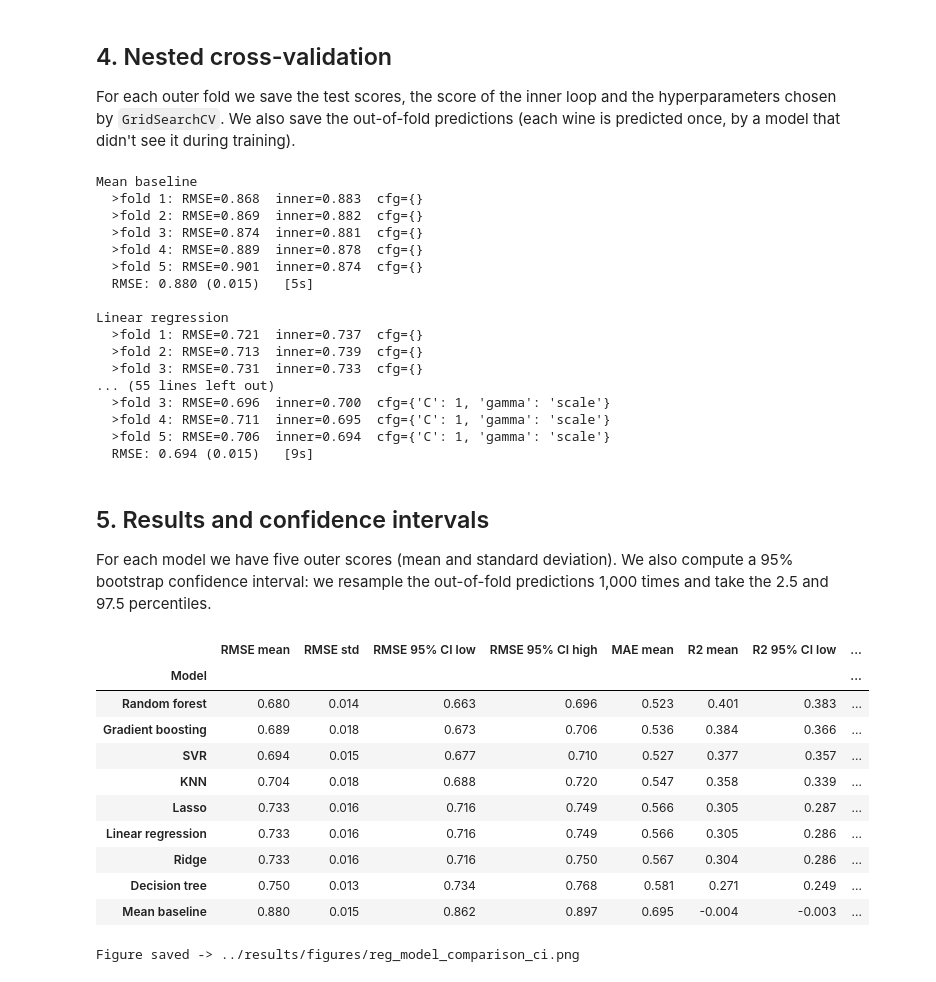
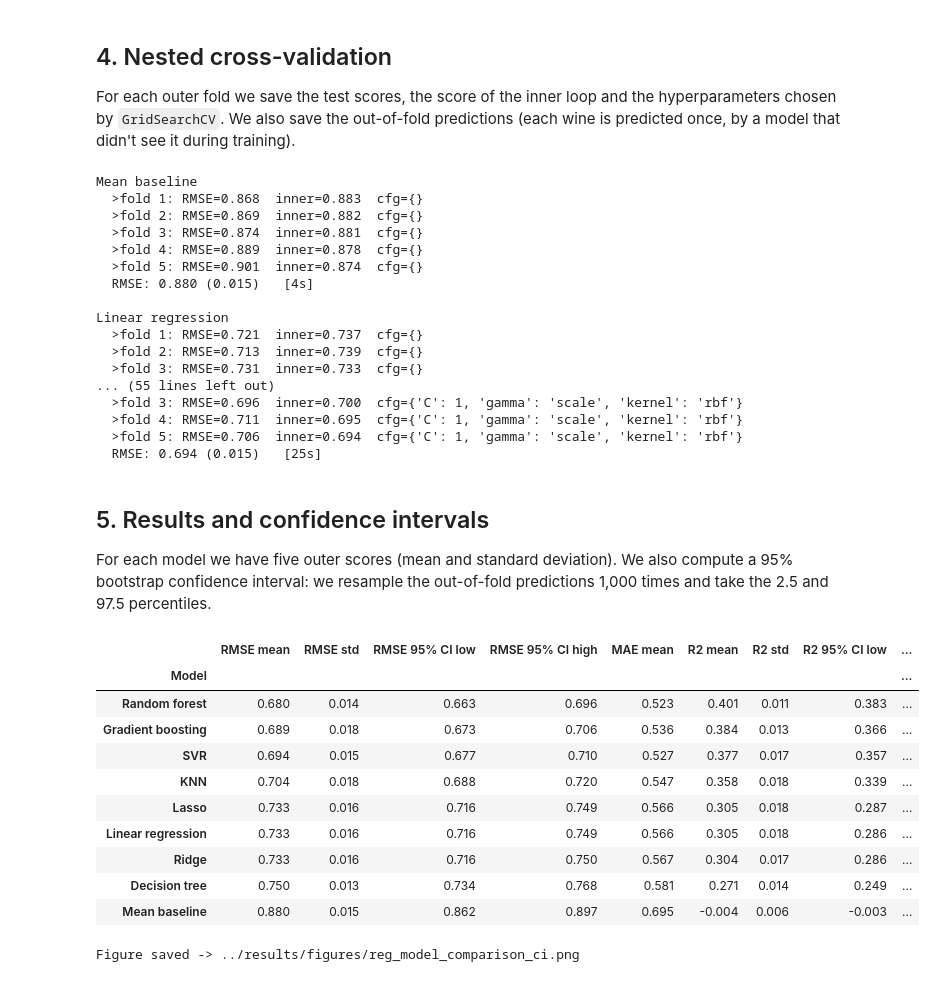
Before and after one commit to sandragc8/Wine_quality_machine_learning_report, a Jupyter notebook: notebooks/03_regression_nested_cv.ipynb, the cells around one changed output. Drawn from its saved outputs; the diff is of its cells as text; code cells hidden in the pictures.

```diff
--- a/notebooks/03_regression_nested_cv.ipynb
+++ b/notebooks/03_regression_nested_cv.ipynb
@@ -163,7 +164,11 @@ MODELS = {
                           {"model__max_features": ["sqrt", 0.5], "model__min_samples_leaf": [1, 5]}),
     "Gradient boosting": (plain(HistGradientBoostingRegressor(random_state=SEED)),
                           {"model__learning_rate": [0.05, 0.1], "model__max_leaf_nodes": [15, 31]}),
-    "SVR":               (scaled(SVR()), {"model__C": [0.3, 1, 3], "model__gamma": ["scale", 0.03]}),
+    "SVR":               (scaled(SVR()),
+                          [{"model__kernel": ["linear"], "model__C": [0.3, 1, 3]},
+                           {"model__kernel": ["poly"], "model__degree": [2, 3], "model__coef0": [1],
+                            "model__C": [0.3, 1, 3]},
+                           {"model__kernel": ["rbf"], "model__C": [0.3, 1, 3], "model__gamma": ["scale", 0.03]}]),
 }
 
 FAMILY_COLORS = {"Mean baseline": "#BDB3C2", "Linear regression": PLUM, "Ridge": PURPLE,
@@ -195,7 +200,7 @@ def nested_cv(pipeline, grid, name):
         # test the best model on the outer test fold
         y_hat = search.predict(X_test)
         oof_pred[test_idx] = y_hat
-        rows.append({"model": name, "fold": fold,
+        rows.append({"model": name, "fold": fold, "n test": len(test_idx),
                      "RMSE": rmse(y_test, y_hat), "MAE": mean_absolute_error(y_test, y_hat),
                      "R2": r2_score(y_test, y_hat), "inner RMSE": -search.best_score_,
                      "best params": short(search.best_params_)})
@@ -221,17 +226,17 @@ Mean baseline
   >fold 3: RMSE=0.874  inner=0.881  cfg={}
   >fold 4: RMSE=0.889  inner=0.878  cfg={}
   >fold 5: RMSE=0.901  inner=0.874  cfg={}
-  RMSE: 0.880 (0.015)   [5s]
+  RMSE: 0.880 (0.015)   [4s]
 
 Linear regression
   >fold 1: RMSE=0.721  inner=0.737  cfg={}
   >fold 2: RMSE=0.713  inner=0.739  cfg={}
   >fold 3: RMSE=0.731  inner=0.733  cfg={}
 ... (55 lines left out)
-  >fold 3: RMSE=0.696  inner=0.700  cfg={'C': 1, 'gamma': 'scale'}
-  >fold 4: RMSE=0.711  inner=0.695  cfg={'C': 1, 'gamma': 'scale'}
-  >fold 5: RMSE=0.706  inner=0.694  cfg={'C': 1, 'gamma': 'scale'}
-  RMSE: 0.694 (0.015)   [9s]
+  >fold 3: RMSE=0.696  inner=0.700  cfg={'C': 1, 'gamma': 'scale', 'kernel': 'rbf'}
+  >fold 4: RMSE=0.711  inner=0.695  cfg={'C': 1, 'gamma': 'scale', 'kernel': 'rbf'}
+  >fold 5: RMSE=0.706  inner=0.694  cfg={'C': 1, 'gamma': 'scale', 'kernel': 'rbf'}
+  RMSE: 0.694 (0.015)   [25s]
 # %% [markdown]
 ## 5. Results and confidence intervals
 
@@ -247,33 +252,46 @@ def bootstrap_ci(y_true, y_pred, metric, n_boot=1000, seed=42):
               for idx in (rng.integers(0, n, n) for _ in range(n_boot))]
     return np.percentile(values, [2.5, 97.5])
 # %%
+# adjusted R² only makes sense for the linear models, where p = 12 is the number of coefficients
+LINEAR = ["Linear regression", "Ridge", "Lasso"]
+P = X.shape[1]
+
+def adjusted_r2(r2, n, p=P):
+    return 1 - (1 - r2) * (n - 1) / (n - p - 1)
+
 rows = []
 for name in MODELS:
     f = folds_df[folds_df.model == name]
     lo, hi = bootstrap_ci(y, oof[name], rmse)
     r2_lo, r2_hi = bootstrap_ci(y, oof[name], r2_score)
+    r2_oof = r2_score(y, oof[name])
+    linear = name in LINEAR
     rows.append({"Model": name,
                  "RMSE mean": f.RMSE.mean(), "RMSE std": f.RMSE.std(),
                  "RMSE 95% CI low": lo, "RMSE 95% CI high": hi,
-                 "MAE mean": f.MAE.mean(), "R2 mean": f.R2.mean(),
-                 "R2 95% CI low": r2_lo, "R2 95% CI high": r2_hi})
+                 "MAE mean": f.MAE.mean(), "R2 mean": f.R2.mean(), "R2 std": f.R2.std(),
+                 "R2 95% CI low": r2_lo, "R2 95% CI high": r2_hi,
+                 "R2 adj mean": adjusted_r2(f.R2, f["n test"]).mean() if linear else np.nan,
+                 "R2 adj std": adjusted_r2(f.R2, f["n test"]).std() if linear else np.nan,
+                 "R2 OOF": r2_oof,
+                 "R2 OOF adj": adjusted_r2(r2_oof, len(y)) if linear else np.nan})
 summary = pd.DataFrame(rows).set_index("Model").sort_values("RMSE mean")
 summary.to_csv(RES_DIR / "regression_nested_summary.csv")
 folds_df.to_csv(RES_DIR / "regression_nested_folds.csv", index=False)
 pd.DataFrame(oof).assign(y_true=y).to_csv(RES_DIR / "regression_oof_predictions.csv", index=False)
 summary.round(3)
 # %% [output]
-|  | RMSE mean | RMSE std | RMSE 95% CI low | RMSE 95% CI high | MAE mean | R2 mean | R2 95% CI low | ... |
-| Model |  |  |  |  |  |  |  | ... |
-| Random forest | 0.680 | 0.014 | 0.663 | 0.696 | 0.523 | 0.401 | 0.383 | ... |
-| Gradient boosting | 0.689 | 0.018 | 0.673 | 0.706 | 0.536 | 0.384 | 0.366 | ... |
-| SVR | 0.694 | 0.015 | 0.677 | 0.710 | 0.527 | 0.377 | 0.357 | ... |
-| KNN | 0.704 | 0.018 | 0.688 | 0.720 | 0.547 | 0.358 | 0.339 | ... |
-| Lasso | 0.733 | 0.016 | 0.716 | 0.749 | 0.566 | 0.305 | 0.287 | ... |
-| Linear regression | 0.733 | 0.016 | 0.716 | 0.749 | 0.566 | 0.305 | 0.286 | ... |
-| Ridge | 0.733 | 0.016 | 0.716 | 0.750 | 0.567 | 0.304 | 0.286 | ... |
-| Decision tree | 0.750 | 0.013 | 0.734 | 0.768 | 0.581 | 0.271 | 0.249 | ... |
-| Mean baseline | 0.880 | 0.015 | 0.862 | 0.897 | 0.695 | -0.004 | -0.003 | ... |
+|  | RMSE mean | RMSE std | RMSE 95% CI low | RMSE 95% CI high | MAE mean | R2 mean | R2 std | R2 95% CI low | ... |
+| Model |  |  |  |  |  |  |  |  | ... |
+| Random forest | 0.680 | 0.014 | 0.663 | 0.696 | 0.523 | 0.401 | 0.011 | 0.383 | ... |
+| Gradient boosting | 0.689 | 0.018 | 0.673 | 0.706 | 0.536 | 0.384 | 0.013 | 0.366 | ... |
+| SVR | 0.694 | 0.015 | 0.677 | 0.710 | 0.527 | 0.377 | 0.017 | 0.357 | ... |
+| KNN | 0.704 | 0.018 | 0.688 | 0.720 | 0.547 | 0.358 | 0.018 | 0.339 | ... |
+| Lasso | 0.733 | 0.016 | 0.716 | 0.749 | 0.566 | 0.305 | 0.018 | 0.287 | ... |
+| Linear regression | 0.733 | 0.016 | 0.716 | 0.749 | 0.566 | 0.305 | 0.018 | 0.286 | ... |
+| Ridge | 0.733 | 0.016 | 0.716 | 0.750 | 0.567 | 0.304 | 0.017 | 0.286 | ... |
+| Decision tree | 0.750 | 0.013 | 0.734 | 0.768 | 0.581 | 0.271 | 0.014 | 0.249 | ... |
+| Mean baseline | 0.880 | 0.015 | 0.862 | 0.897 | 0.695 | -0.004 | 0.006 | -0.003 | ... |
 # %%
 order = summary.index[::-1]
 fig, axes = plt.subplots(1, 2, figsize=(13, 5), sharey=True)
```
Also changed, not shown: parts of 4 cells of this notebook, 24 other files.
